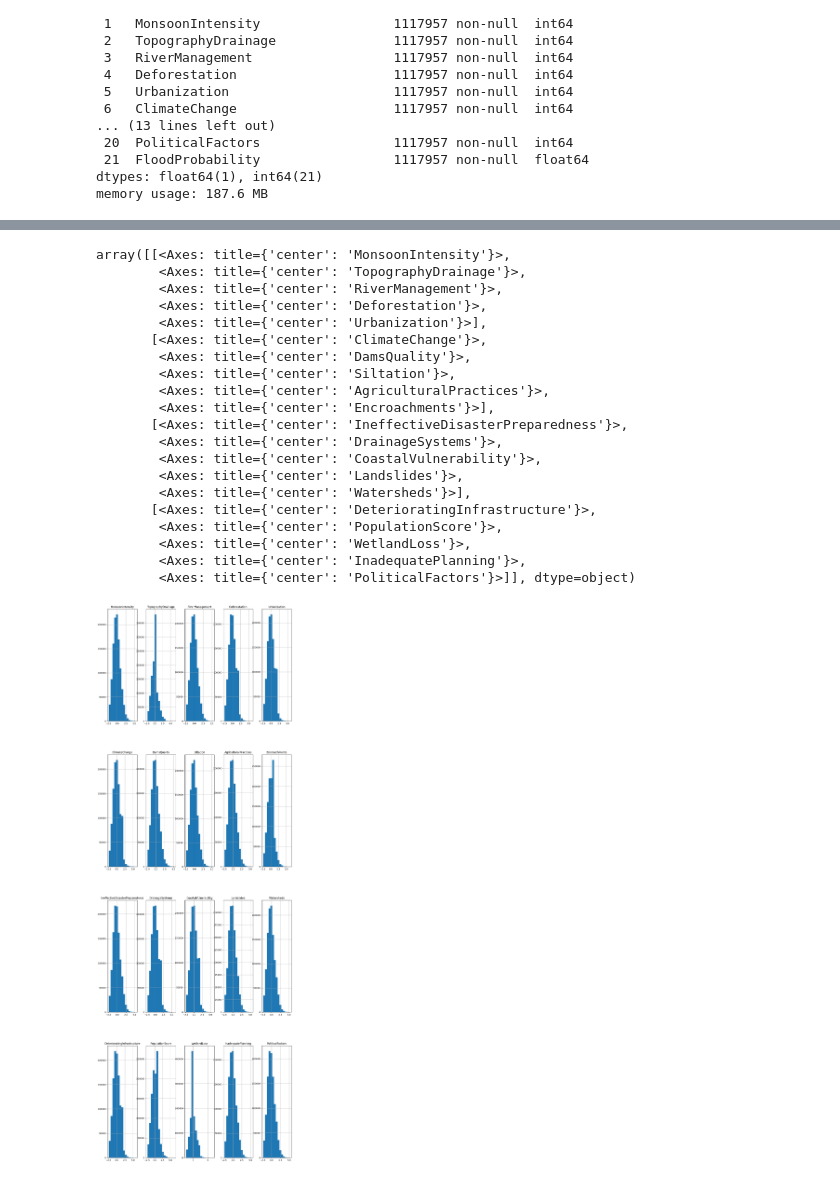
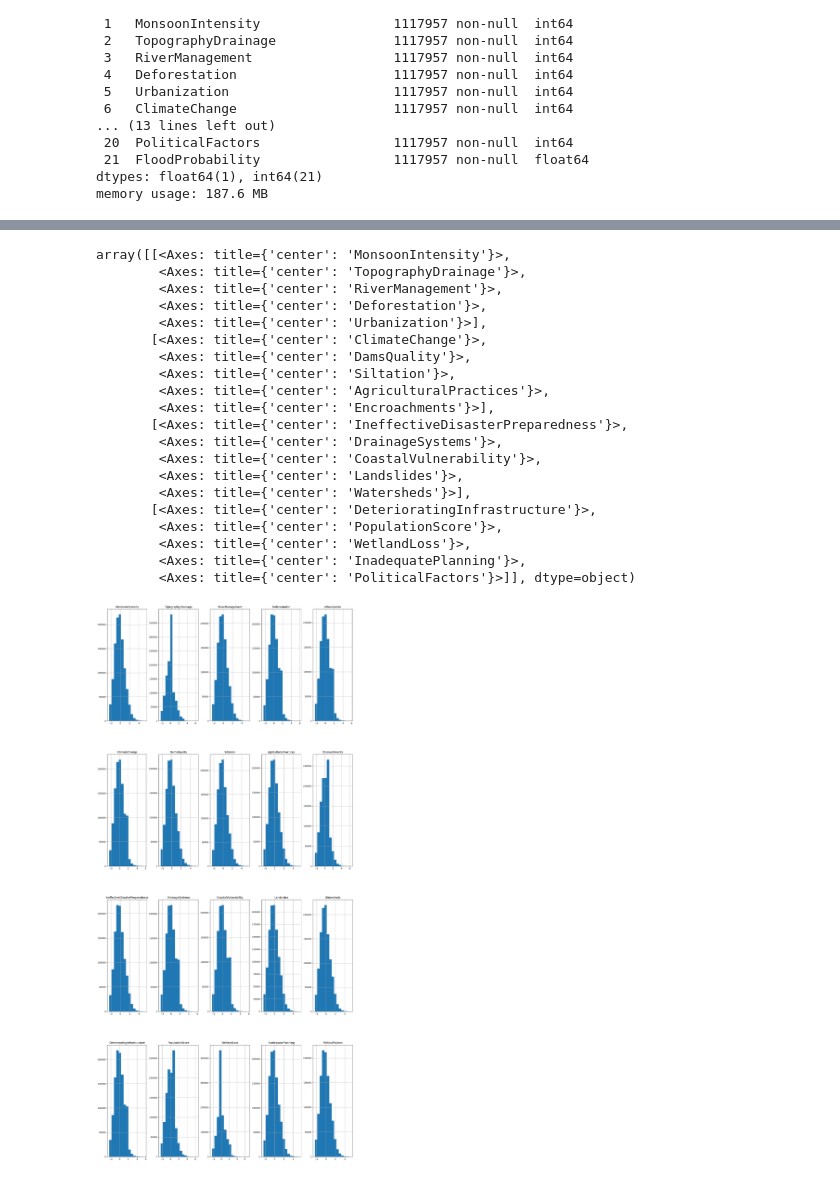
Before and after one commit to nsp8/Machine-Learning-Resources, a Jupyter notebook: regression_flood_prediction.ipynb, the cells around one changed output, grey strips where cells are left out. Cells and saved outputs as stored; diff of their text form; code cells hidden in the pictures.

```diff
--- a/regression_flood_prediction.ipynb
+++ b/regression_flood_prediction.ipynb
@@ -100,32 +101,32 @@ def standardize(data):
     standard_scaler = StandardScaler()
     standard_scaler.fit(data)
     return standard_scaler.transform(data)
     # _data = data.copy(deep=True)
     # return (_data - _data.mean(axis=0)) / _data.std(axis=0)
 
 
 features_train_standardized = pd.DataFrame(standardize(features_train), columns=features_train.columns)
-features_train_standardized.hist(bins=15, figsize=(15, 45), layout=(4, 5))
+features_train_standardized.hist(bins=15, figsize=(20, 45), layout=(4, 5))
 # print(features_train_standardized.shape)
 # %% [output]
 array([[<Axes: title={'center': 'MonsoonIntensity'}>,
         <Axes: title={'center': 'TopographyDrainage'}>,
         <Axes: title={'center': 'RiverManagement'}>,
         <Axes: title={'center': 'Deforestation'}>,
         <Axes: title={'center': 'Urbanization'}>],
        [<Axes: title={'center': 'ClimateChange'}>,
         <Axes: title={'center': 'DamsQuality'}>,
         <Axes: title={'center': 'Siltation'}>,
         <Axes: title={'center': 'AgriculturalPractices'}>,
         <Axes: title={'center': 'Encroachments'}>],
        [<Axes: title={'center': 'IneffectiveDisasterPreparedness'}>,
         <Axes: title={'center': 'DrainageSystems'}>,
         <Axes: title={'center': 'CoastalVulnerability'}>,
         <Axes: title={'center': 'Landslides'}>,
         <Axes: title={'center': 'Watersheds'}>],
        [<Axes: title={'center': 'DeterioratingInfrastructure'}>,
         <Axes: title={'center': 'PopulationScore'}>,
         <Axes: title={'center': 'WetlandLoss'}>,
         <Axes: title={'center': 'InadequatePlanning'}>,
         <Axes: title={'center': 'PoliticalFactors'}>]], dtype=object)
-[figure, old version]
+[figure, new version]
```
Also changed, not shown: parts of 2 cells of this notebook.
